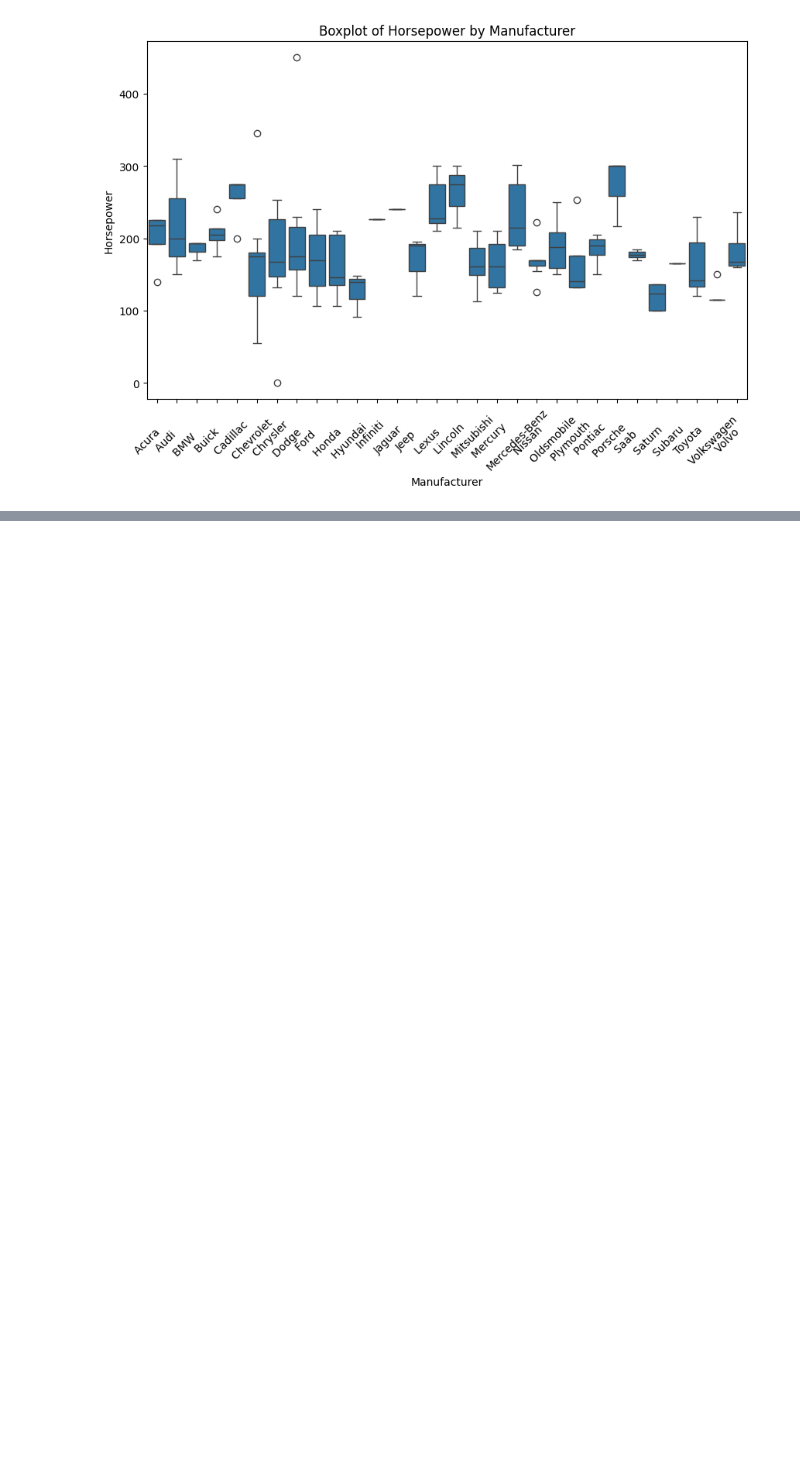
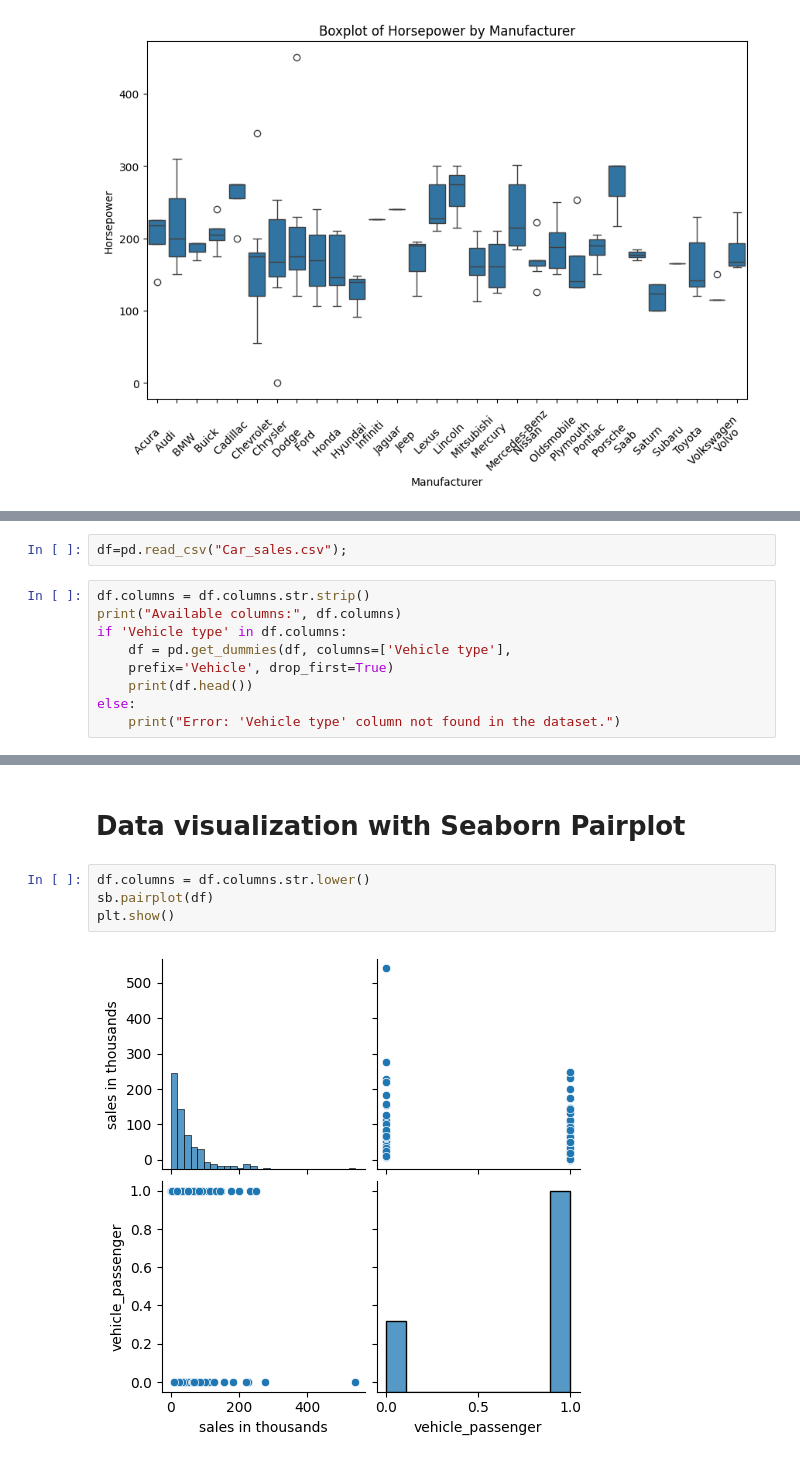
Before and after one commit to mudavathkalyan/ML, a Jupyter notebook: week2/week2.ipynb, the cells around one changed output, grey strips where cells are left out. Cells and saved outputs as stored; diff of their text form; blank space fills up the shorter version.

```diff
--- a/week2/week2.ipynb
+++ b/week2/week2.ipynb
@@ -421,0 +595,11 @@ else:
+# %%
+df=pd.read_csv("Car_sales.csv");
+# %%
+df.columns = df.columns.str.strip()
+print("Available columns:", df.columns)
+if 'Vehicle type' in df.columns:
+    df = pd.get_dummies(df, columns=['Vehicle type'],
+    prefix='Vehicle', drop_first=True)
+    print(df.head())
+else:
+    print("Error: 'Vehicle type' column not found in the dataset.")
@@ -421,0 +645,8 @@ else:
+# %% [markdown]
+# Data visualization with Seaborn Pairplot
+# %%
+df.columns = df.columns.str.lower()
+sb.pairplot(df)
+plt.show()
+# %% [output]
+[figure, added]
```
Also changed, not shown: parts of 30 cells of this notebook, 1 other file.
